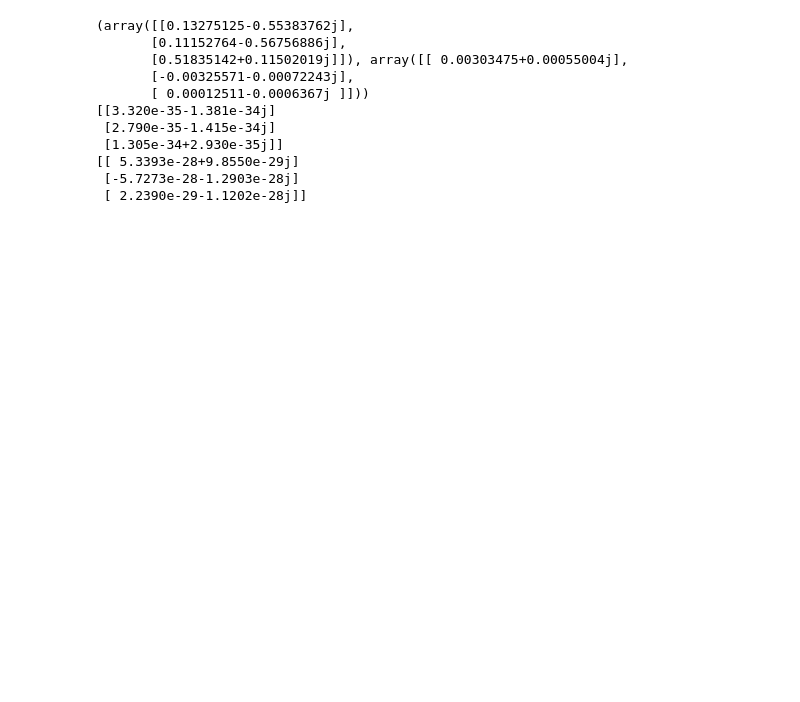
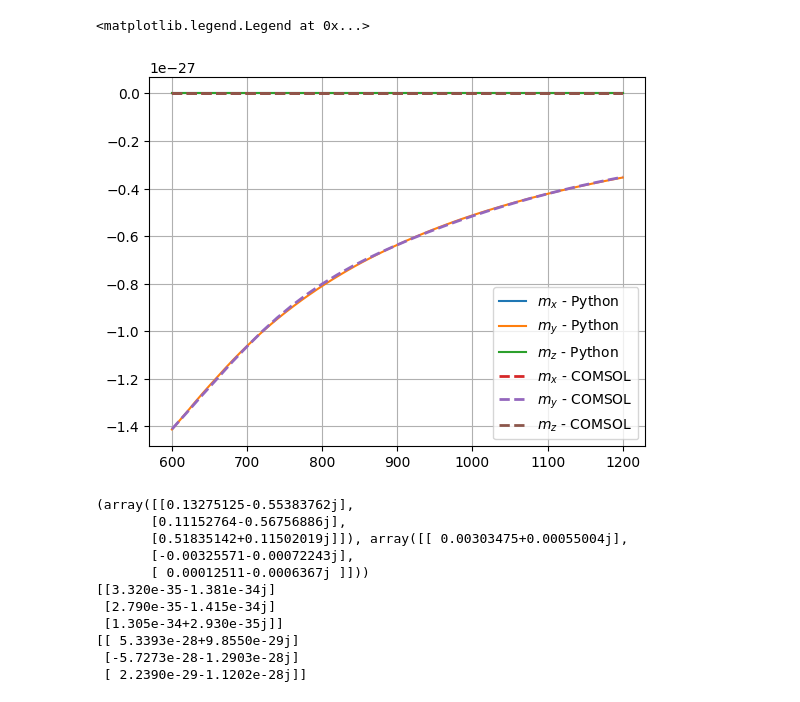
Before and after one commit to semyonbo/SPP_ANALYTICAL, a Jupyter notebook: plot.ipynb, the cells around one changed output. Cells and saved outputs as stored; diff of their text form; code cells hidden in the pictures; blank space fills up the shorter version.

```diff
--- a/plot.ipynb
+++ b/plot.ipynb
@@ -77,3 +114,18 @@ plt.legend()
+# %%
+mdipoles = np.loadtxt('comsol/m sub 14.txt', skiprows=8, delimiter=',')
+# %%
+plt.plot(wl, np.real(Mx), label='$m_x$ - Python')
+plt.plot(wl, np.real(My), label='$m_y$ - Python')
+plt.plot(wl, np.real(Mz), label='$m_z$ - Python')
+plt.plot(mdipoles[:,0], mdipoles[:,1], label='$m_x$ - COMSOL', linestyle='dashed', lw=2)
+plt.plot(mdipoles[:,0], mdipoles[:,2], label='$m_y$ - COMSOL', linestyle='dashed', lw=2)
+plt.plot(mdipoles[:,0], mdipoles[:,3], label='$m_z$ - COMSOL', linestyle='dashed', lw=2)
+plt.grid()
+
+plt.legend()
+# %% [output]
+<matplotlib.legend.Legend at 0x...>
+[figure, added]
 # %%
 import numpy as np
 import dipoles
```
Also changed, not shown: parts of 6 cells of this notebook, 9 other files.
